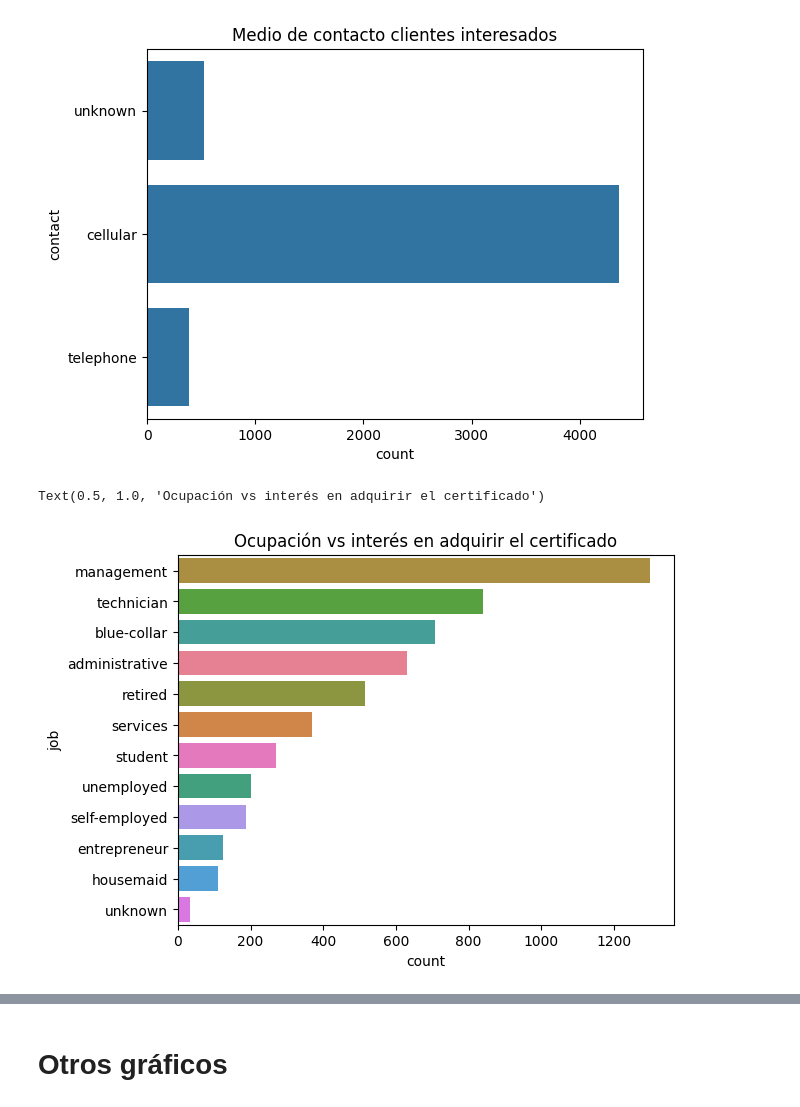
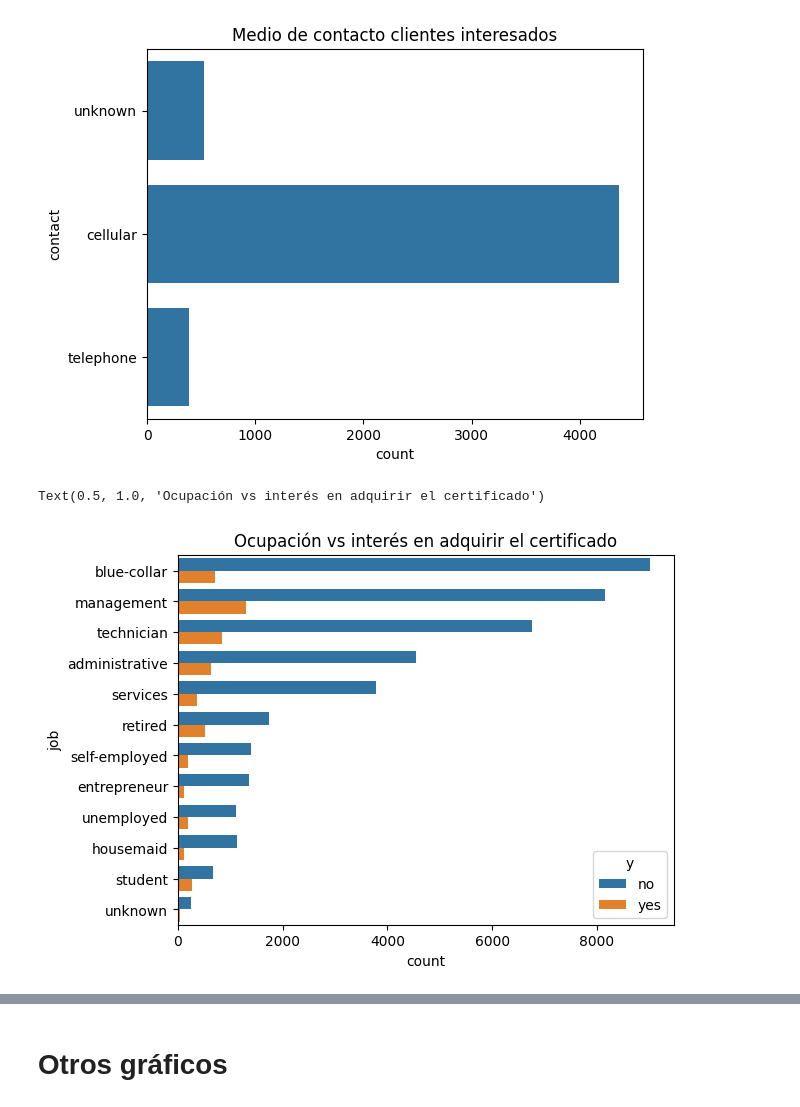
Before and after one commit to danielh33/talentoTechAnDaBasico, a Jupyter notebook: limpieza_datos_practica_2.ipynb, the cells around one changed output, grey strips where cells are left out. Saved outputs shown, nothing was run; the diff lists cells and outputs as text; code cells hidden in the pictures.

```diff
--- a/limpieza_datos_practica_2.ipynb
+++ b/limpieza_datos_practica_2.ipynb
@@ -566,11 +636,12 @@ Medio de contacto más frecuente de los clientes interesados en adquirir el cert
 [figure]
 # %%
 # 7. Gráfico de barras horizontales, tipo de ocupación de los clientes interesados en adquirir el certificado de depósito
-ocupacion_interesados = data[data['y']=='yes'][['job', 'y']]
-ax = sns.countplot(y='job', hue='job', data=ocupacion_interesados, order=ocupacion_interesados['job'].value_counts().index)
+# ocupacion_interesados = data[data['y']=='yes'][['job', 'y']]
+ocupacion_interesados = data[['job', 'y']]
+ax = sns.countplot(y='job', hue='y', data=ocupacion_interesados, order=ocupacion_interesados['job'].value_counts().index)
 ax.set_title("Ocupación vs interés en adquirir el certificado")
 # %% [output]
 Text(0.5, 1.0, 'Ocupación vs interés en adquirir el certificado')
-[figure, old version]
+[figure, new version]
 # %%
 # 8. Frecuencia de contacto con los clientes interesados antes de la conversión
```
Also changed, not shown: parts of 16 cells of this notebook.
